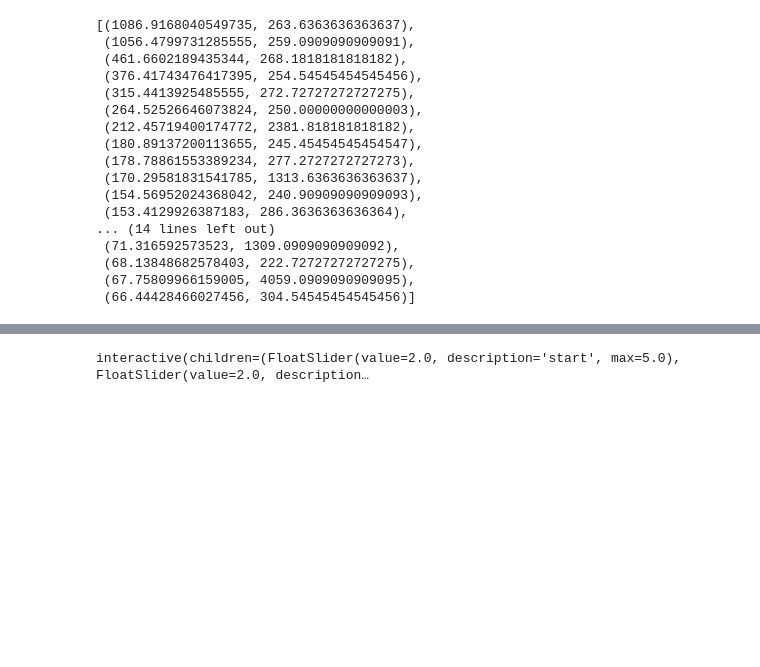
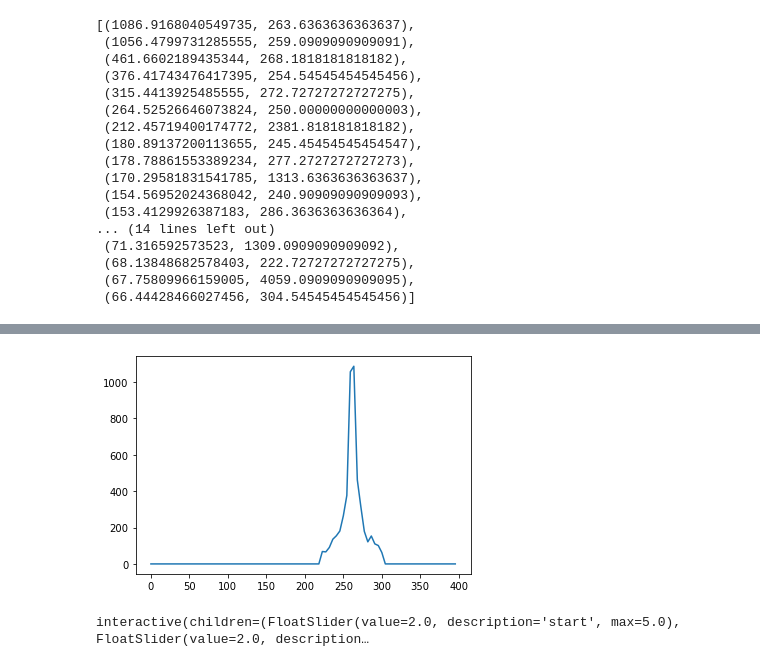
Before and after one commit to dmrnz/ThinkDSP, a Jupyter notebook: code/lab1.ipynb, the cells around one changed output, grey strips where cells are left out. Cells and saved outputs as stored; diff of their text form; code cells hidden in the pictures; blank space fills up the shorter version.

```diff
--- a/code/lab1.ipynb
+++ b/code/lab1.ipynb
@@ -69,3 +73,4 @@ spectrum.low_pass(2000)
 # %%
 spectrum.make_wave().make_audio()
+spectrum.plot(high=400)
 # %% [output]
@@ -73,3 +77,4 @@ spectrum.make_wave().make_audio()
+[figure, added]
 # %%
 from thinkdsp import decorate
 from IPython.display import display
```
Also changed, not shown: parts of 6 cells of this notebook, 2 other files.
